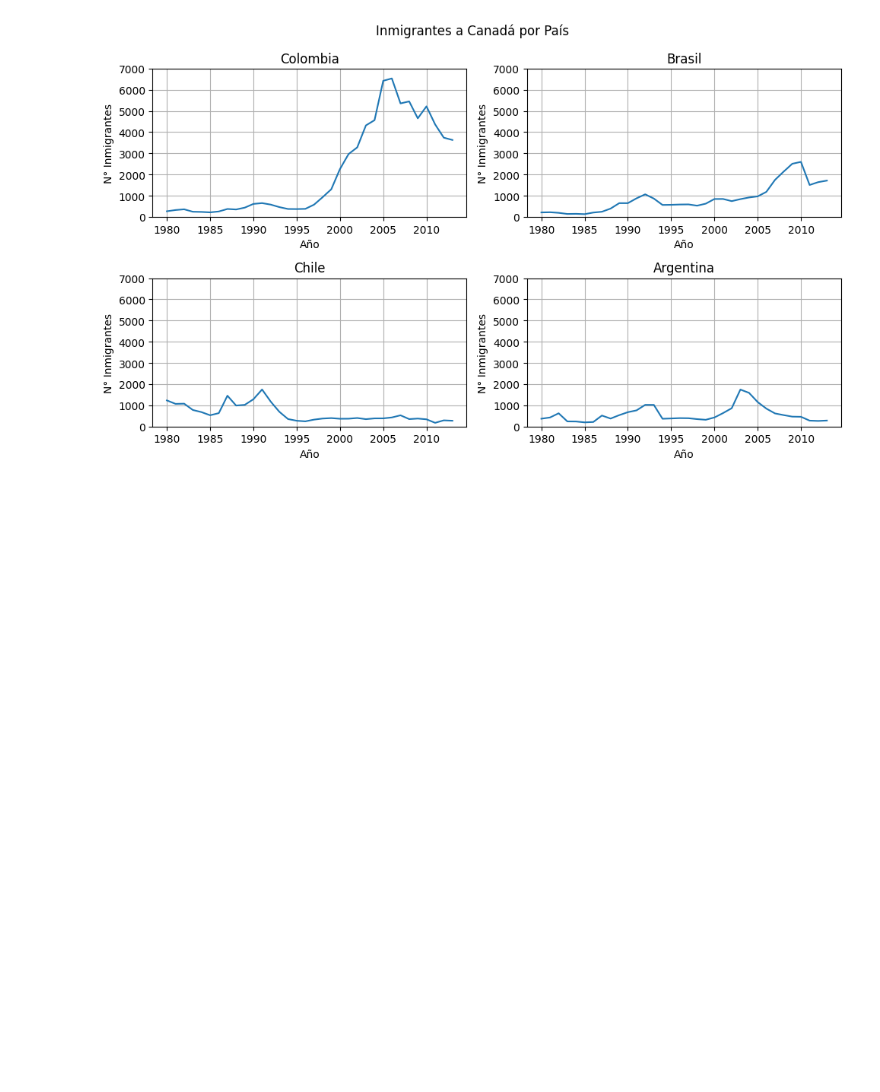
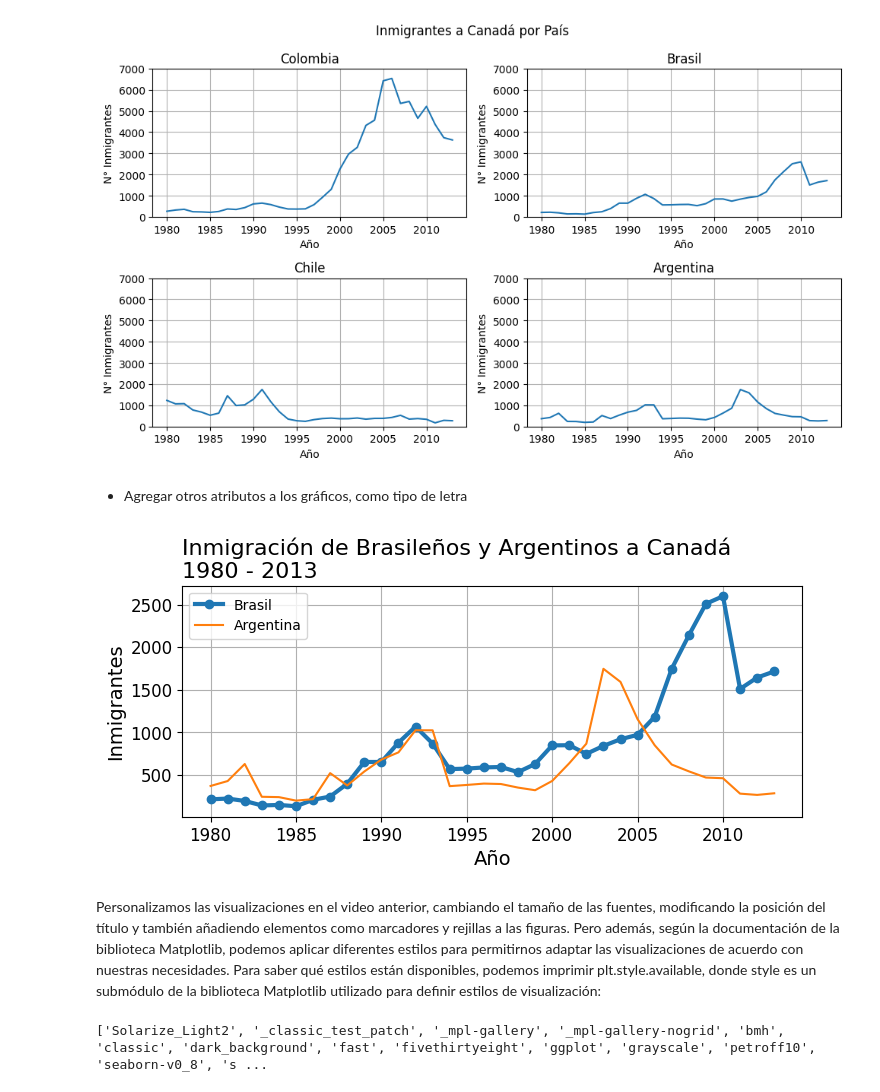
Before and after one commit to Nataliahfk/visualizacion_datos_graficos_python, a Jupyter notebook: visualizacion_de_datos_con_graficos_python.ipynb, the cells around one changed output. Saved outputs shown, nothing was run; the diff lists cells and outputs as text; code cells hidden in the pictures; blank space fills up the shorter version.

```diff
--- a/visualizacion_de_datos_con_graficos_python.ipynb
+++ b/visualizacion_de_datos_con_graficos_python.ipynb
@@ -405,3 +405,26 @@ plt.tight_layout()
 plt.show()
 # %% [output]
 [figure]
+# %% [markdown]
+- Agregar otros atributos a los gráficos, como tipo de letra
+# %%
+fig, ax = plt.subplots(figsize = (8,3))
+ax.plot(df_comparacion['Brasil'], label='Brasil', lw = 3, marker ='o') # lw es ancho de la línea /marker ='o' para marcar en el gáfico, puede ser marker ='.', marker ='x', etc.
+ax.plot(df_comparacion['Argentina'], label='Argentina')
+ax.xaxis.set_major_locator(plt.MultipleLocator(5))
+ax.set_xlabel('Año',fontsize = 14)
+ax.set_ylabel('Inmigrantes',fontsize = 14)
+ax.set_title('Inmigración de Brasileños y Argentinos a Canadá\n1980 - 2013', fontsize =16, loc='left') # loc'left es para poner el titulo hacia la izquierda
+ax.yaxis.set_tick_params(labelsize=12) # esto es para agrndar el eje y
+ax.xaxis.set_tick_params(labelsize=12) # esto es para agrandar el eje x
+ax.legend()
+ax.grid()
+plt.show()
+# %% [output]
+[figure, added]
+# %% [markdown]
+Personalizamos las visualizaciones en el video anterior, cambiando el tamaño de las fuentes, modificando la posición del título y también añadiendo elementos como marcadores y rejillas a las figuras. Pero además, según la documentación de la biblioteca Matplotlib, podemos aplicar diferentes estilos para permitirnos adaptar las visualizaciones de acuerdo con nuestras necesidades. Para saber qué estilos están disponibles, podemos imprimir plt.style.available, donde style es un submódulo de la biblioteca Matplotlib utilizado para definir estilos de visualización:
+# %%
+print(plt.style.available)
+# %% [output]
+['Solarize_Light2', '_classic_test_patch', '_mpl-gallery', '_mpl-gallery-nogrid', 'bmh', 'classic', 'dark_background', 'fast', 'fivethirtyeight', 'ggplot', 'grayscale', 'petroff10', 'seaborn-v0_8', 's ...
```
Also changed, not shown: parts of 10 cells of this notebook.
